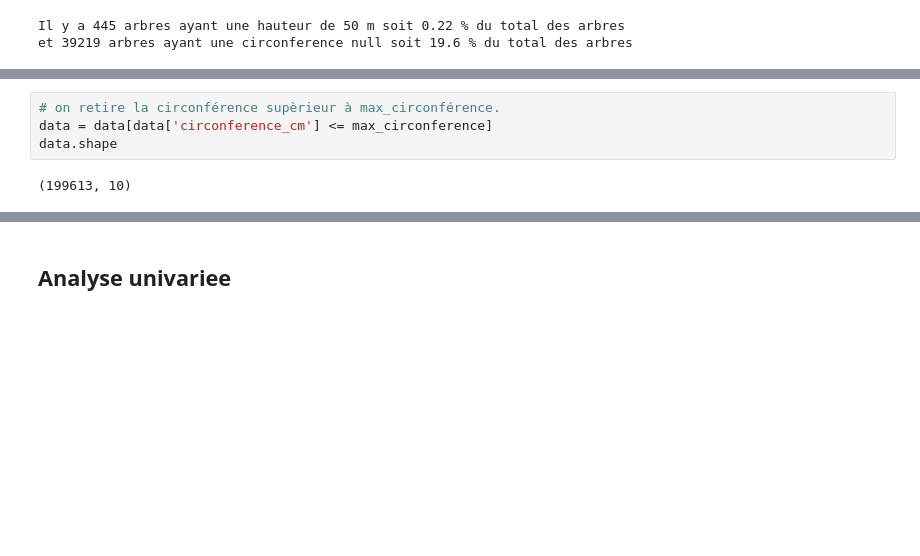
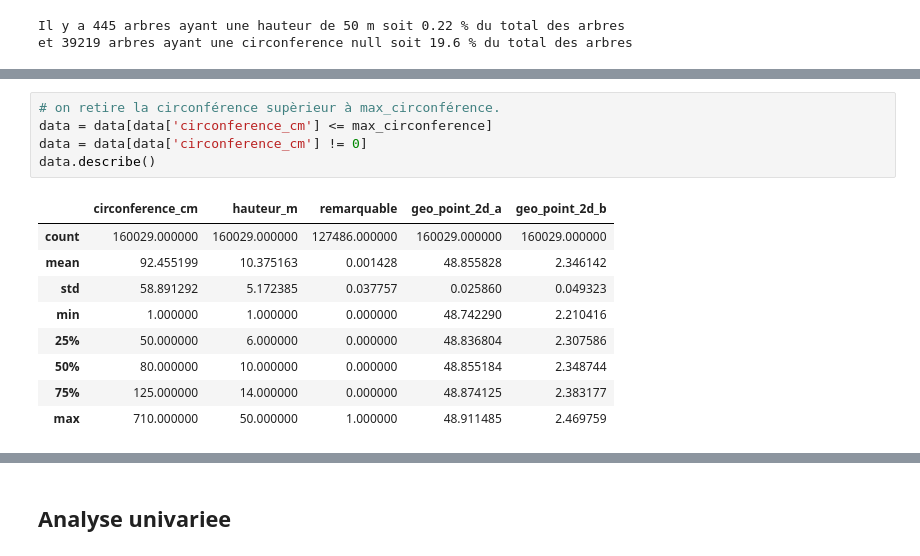
Before and after one commit to Belin27000/P2SmartCity, a Jupyter notebook: P2Tree.ipynb, the cells around one changed output, grey strips where cells are left out. Saved outputs shown, nothing was run; the diff lists cells and outputs as text; blank space fills up the shorter version.

```diff
--- a/P2Tree.ipynb
+++ b/P2Tree.ipynb
@@ -194,6 +195,15 @@ et 25867 arbres ayant une circonference null soit 12.92 % du total des arbres
 # %%
 # on retire la circonférence supèrieur à max_circonférence.
 data = data[data['circonference_cm'] <= max_circonference]
-data.shape
+data = data[data['circonference_cm'] != 0]
+data.describe()
 # %% [output]
-(199613, 10)
+|  | circonference_cm | hauteur_m | remarquable | geo_point_2d_a | geo_point_2d_b |
+| count | 160029.000000 | 160029.000000 | 127486.000000 | 160029.000000 | 160029.000000 |
+| mean | 92.455199 | 10.375163 | 0.001428 | 48.855828 | 2.346142 |
+| std | 58.891292 | 5.172385 | 0.037757 | 0.025860 | 0.049323 |
+| min | 1.000000 | 1.000000 | 0.000000 | 48.742290 | 2.210416 |
+| 25% | 50.000000 | 6.000000 | 0.000000 | 48.836804 | 2.307586 |
+| 50% | 80.000000 | 10.000000 | 0.000000 | 48.855184 | 2.348744 |
+| 75% | 125.000000 | 14.000000 | 0.000000 | 48.874125 | 2.383177 |
+| max | 710.000000 | 50.000000 | 1.000000 | 48.911485 | 2.469759 |
```
Also changed, not shown: parts of 24 cells of this notebook.
